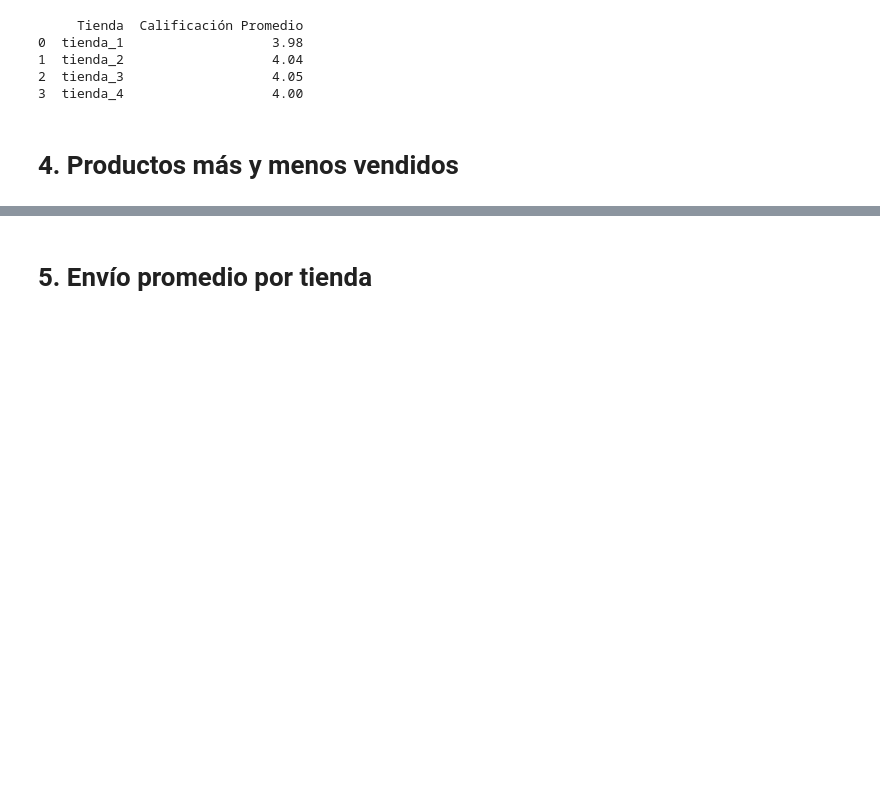
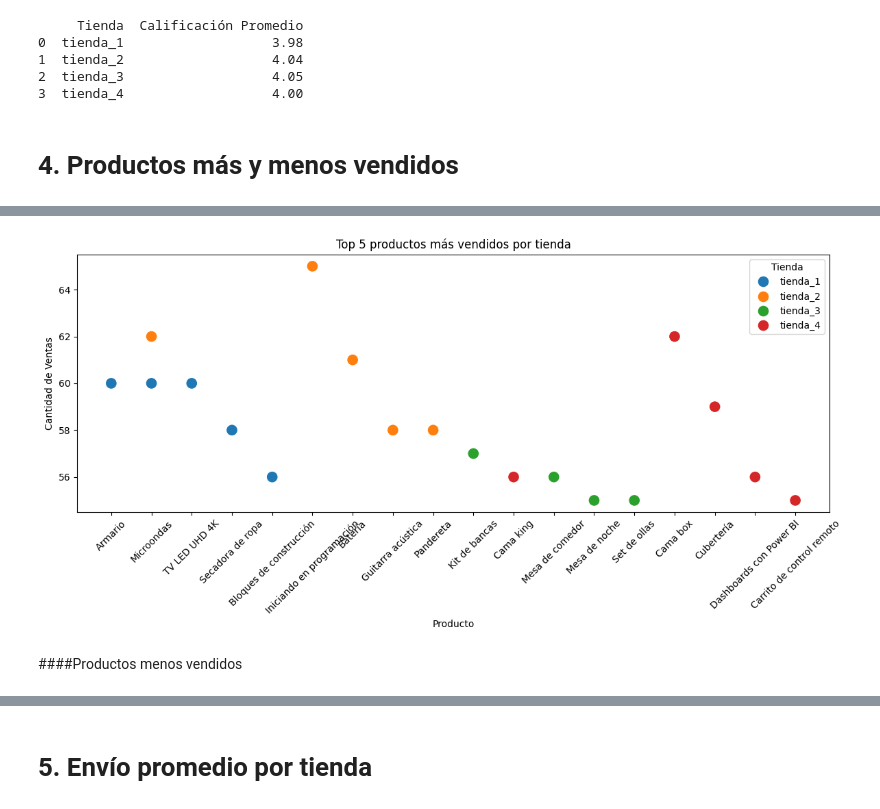
Before and after one commit to Pameta1/challenger_1, a Jupyter notebook: AluraStoreLatam.ipynb, the cells around one changed output, grey strips where cells are left out. Saved outputs shown, nothing was run; the diff lists cells and outputs as text; code cells hidden in the pictures; blank space fills up the shorter version.

```diff
--- a/AluraStoreLatam.ipynb
+++ b/AluraStoreLatam.ipynb
@@ -268,3 +302,6 @@ print(calificacion_promedio)
 3  tienda_4                   4.00
 # %% [markdown]
 # 4. Productos más y menos vendidos
+# %%
+ventas_por_producto = all_tiendas.groupby(['tienda', 'Producto']).size().reset_index(name='Cantidad de Ventas')
+print(ventas_por_producto)
@@ -270,0 +385,19 @@ print(calificacion_promedio)
+# %%
+top_productos = ventas_por_producto.sort_values(['tienda', 'Cantidad de Ventas'], ascending=[True, False])
+top_5_por_tienda = top_productos.groupby('tienda').head(5).reset_index(drop=True)
+# %%
+
+plt.figure(figsize=(12,6))
+sns.scatterplot(data=top_5_por_tienda, x='Producto', y='Cantidad de Ventas', hue='tienda', s=150)
+
+plt.title('Top 5 productos más vendidos por tienda')
+plt.xlabel('Producto')
+plt.ylabel('Cantidad de Ventas')
+plt.xticks(rotation=45)
+plt.legend(title='Tienda')
+plt.tight_layout()
+plt.show()
+# %% [output]
+[figure, added]
+# %% [markdown]
+####Productos menos vendidos
```
Also changed, not shown: parts of 13 cells of this notebook.
